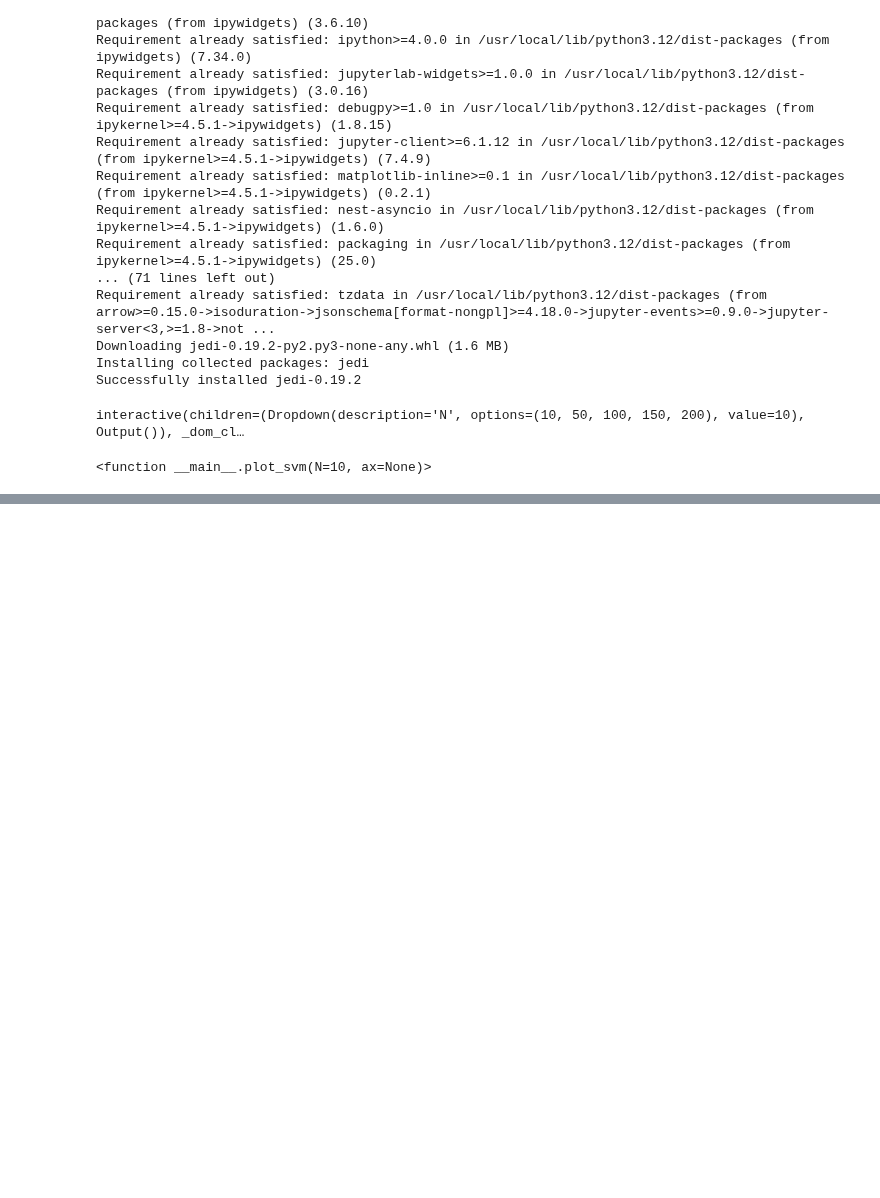
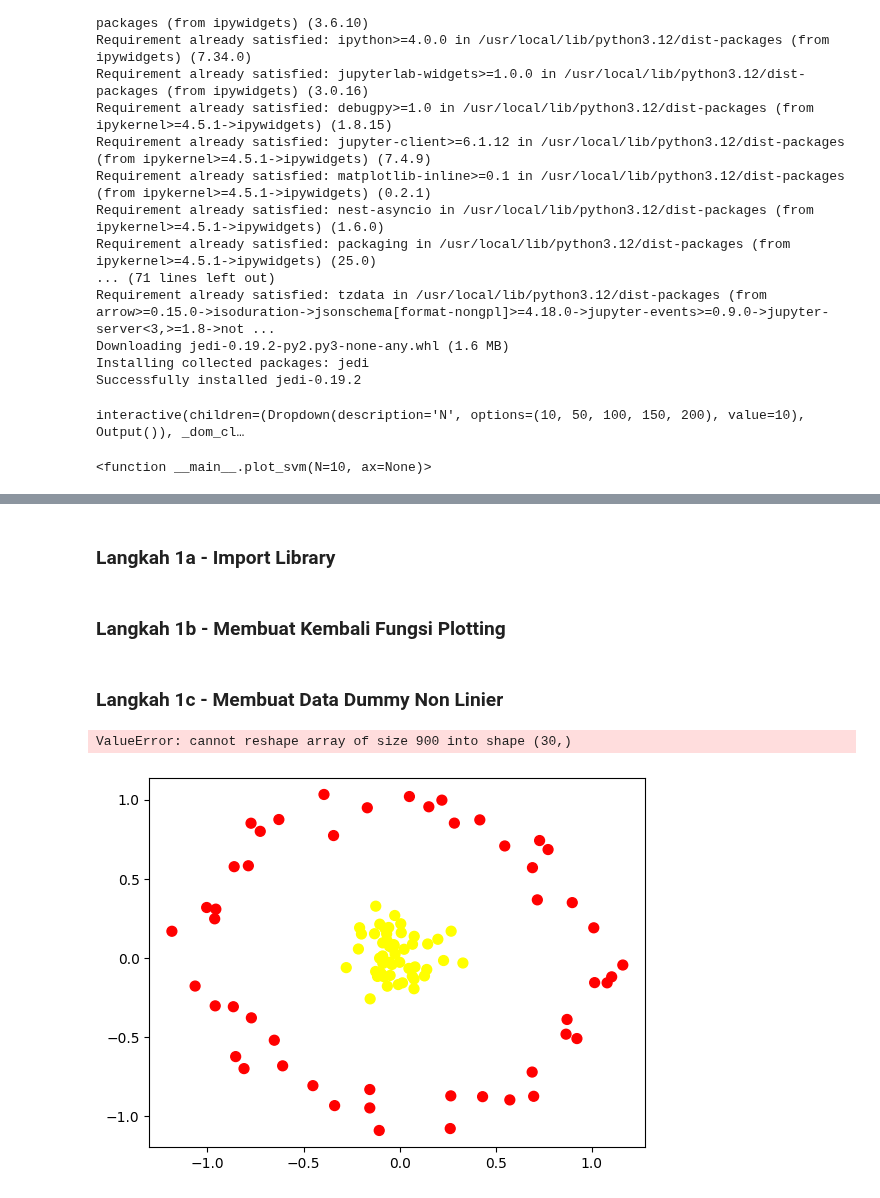
Before and after one commit to RizkyaSalsabila/Assignment-Sem5_ML_Rizkya-Salsabila, a Jupyter notebook: praktikum_11/TG11_2341720056_Rizkya_Salsabila.ipynb, the cells around one changed output, grey strips where cells are left out. Saved outputs shown, nothing was run; the diff lists cells and outputs as text; code cells hidden in the pictures; blank space fills up the shorter version.

```diff
--- a/praktikum_11/TG11_2341720056_Rizkya_Salsabila.ipynb
+++ b/praktikum_11/TG11_2341720056_Rizkya_Salsabila.ipynb
@@ -206,0 +211,2 @@ interactive(children=(Dropdown(description='N', options=(10, 50, 100, 150, 200),
+# %% [markdown]
+### Langkah 1a - Import Library
@@ -206,0 +224,2 @@ interactive(children=(Dropdown(description='N', options=(10, 50, 100, 150, 200),
+# %% [markdown]
+### Langkah 1b - Membuat Kembali Fungsi Plotting
@@ -206,0 +271,13 @@ interactive(children=(Dropdown(description='N', options=(10, 50, 100, 150, 200),
+# %% [markdown]
+### Langkah 1c - Membuat Data Dummy Non Linier
+# %%
+from sklearn.datasets import make_circles
+X, y = make_circles(100, factor=.1, noise=.1)
+
+clf = SVC(kernel='linear').fit(X, y)
+
+plt.scatter(X[:, 0], X[:, 1], c=y, s=50, cmap='autumn')
+plot_svc_decision_function(clf, plot_support=False);
+# %% [output]
+ValueError: cannot reshape array of size 900 into shape (30,)
+[figure, added]
```
Also changed, not shown: parts of 4 cells of this notebook.
